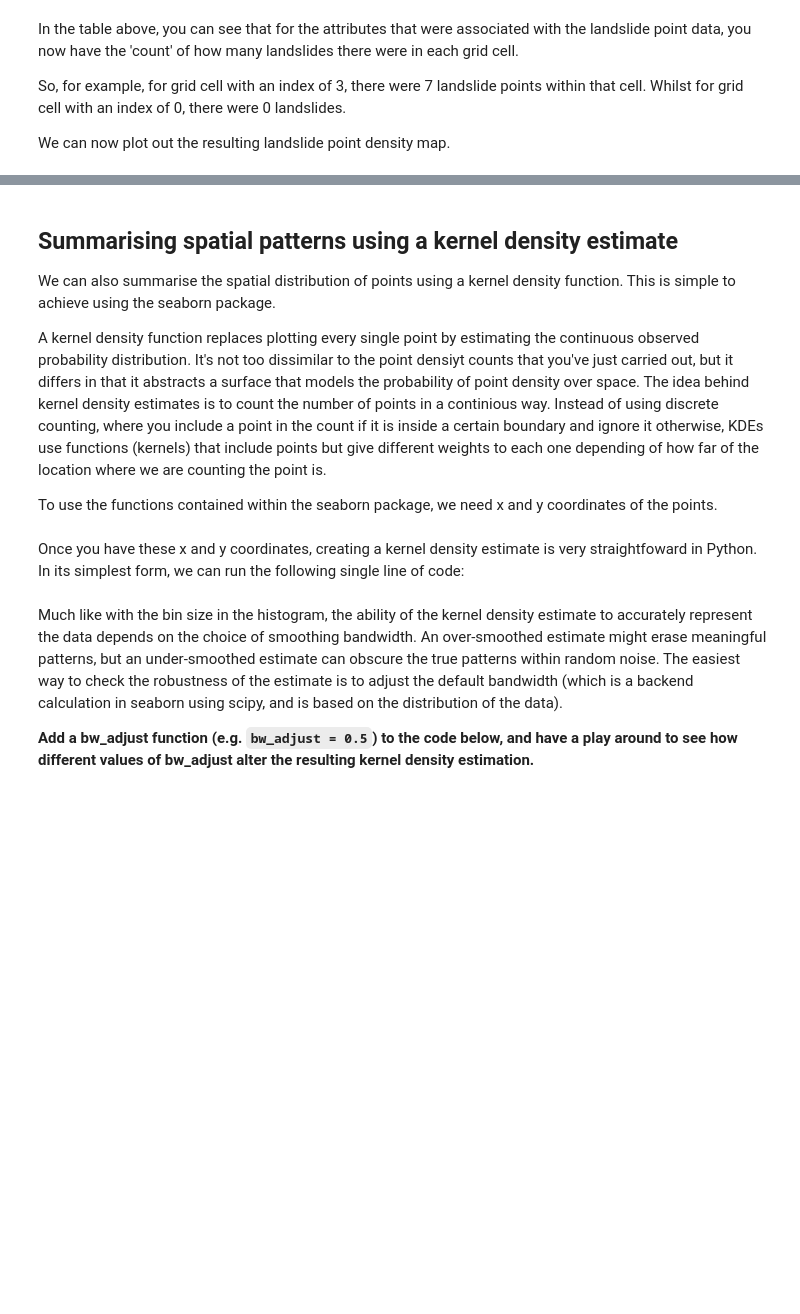
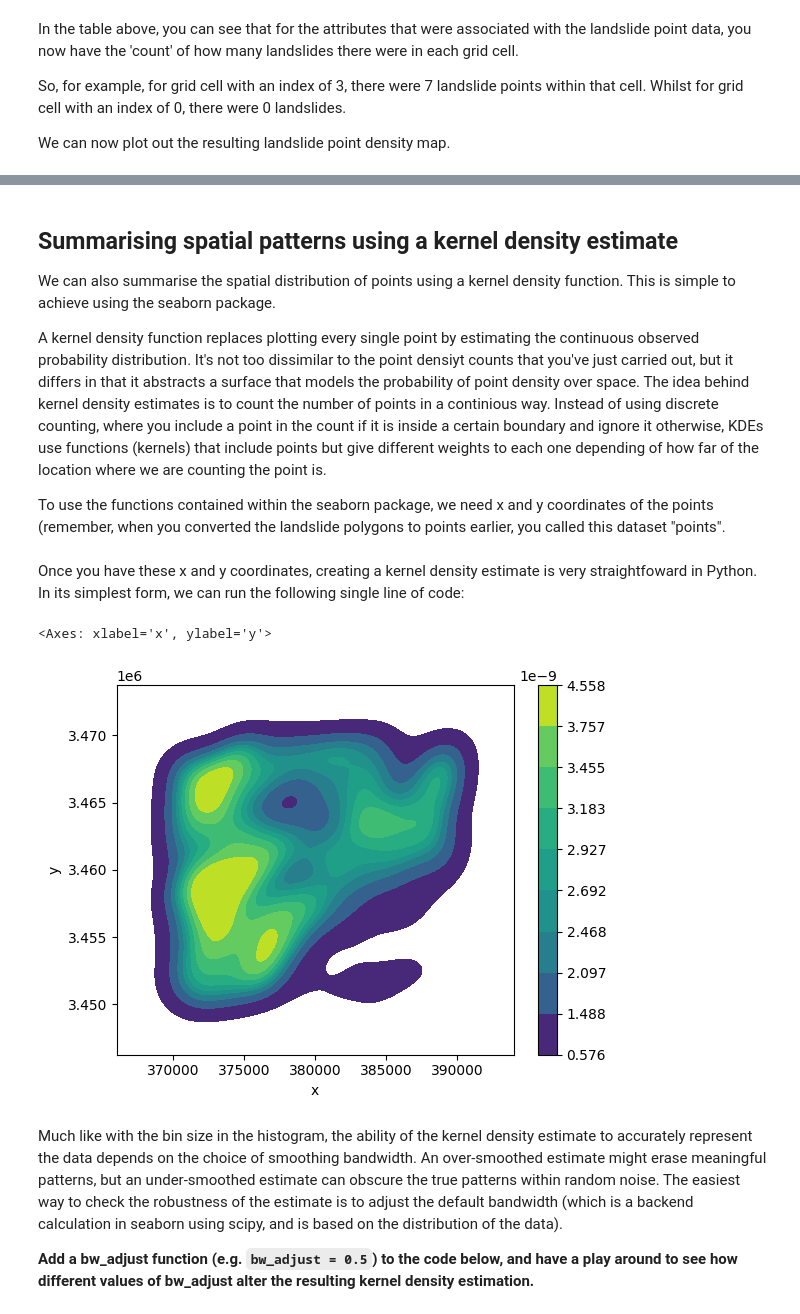
Before and after one commit to laura-turnbull-lloyd/STDH_teaching, a Jupyter notebook: Lecture_4_analysing_spatial_patterns.ipynb, the cells around one changed output, grey strips where cells are left out. Saved outputs shown, nothing was run; the diff lists cells and outputs as text; code cells hidden in the pictures; blank space fills up the shorter version.

```diff
--- a/Lecture_4_analysing_spatial_patterns.ipynb
+++ b/Lecture_4_analysing_spatial_patterns.ipynb
@@ -296,14 +374,17 @@ We can also summarise the spatial distribution of points using a kernel density
 
 A kernel density function replaces plotting every single point by estimating the continuous observed probability distribution. It's not too dissimilar to the point densiyt counts that you've just carried out, but it differs in that it abstracts a surface that models the probability of point density over space. The idea behind kernel density estimates is to count the number of points in a continious way. Instead of using discrete counting, where you include a point in the count if it is inside a certain boundary and ignore it otherwise, KDEs use functions (kernels) that include points but give different weights to each one depending of how far of the location where we are counting the point is.
 
-To use the functions contained within the seaborn package, we need x and y coordinates of the points.
+To use the functions contained within the seaborn package, we need x and y coordinates of the points (remember, when you converted the landslide polygons to points earlier, you called this dataset "points".
 # %%
 points["x"] = points.geometry.x
 points["y"] = points.geometry.y
 # %% [markdown]
 Once you have these x and y coordinates, creating a kernel density estimate is very straightfoward in Python. In its simplest form, we can run the following single line of code:
 # %%
-seaborn.kdeplot(data = points, x = "x", y = "y", shade=True, cmap='viridis', cbar = True)
+seaborn.kdeplot(data = points, x = "x", y = "y", fill=True, cmap='viridis', cbar = True)
+# %% [output]
+<Axes: xlabel='x', ylabel='y'>
+[figure, added]
 # %% [markdown]
 Much like with the bin size in the histogram, the ability of the kernel density estimate to accurately represent the data depends on the choice of smoothing bandwidth. An over-smoothed estimate might erase meaningful patterns, but an under-smoothed estimate can obscure the true patterns within random noise. The easiest way to check the robustness of the estimate is to adjust the default bandwidth (which is a backend calculation in seaborn using scipy, and is based on the distribution of the data).
 
```
Also changed, not shown: parts of 21 cells of this notebook.
